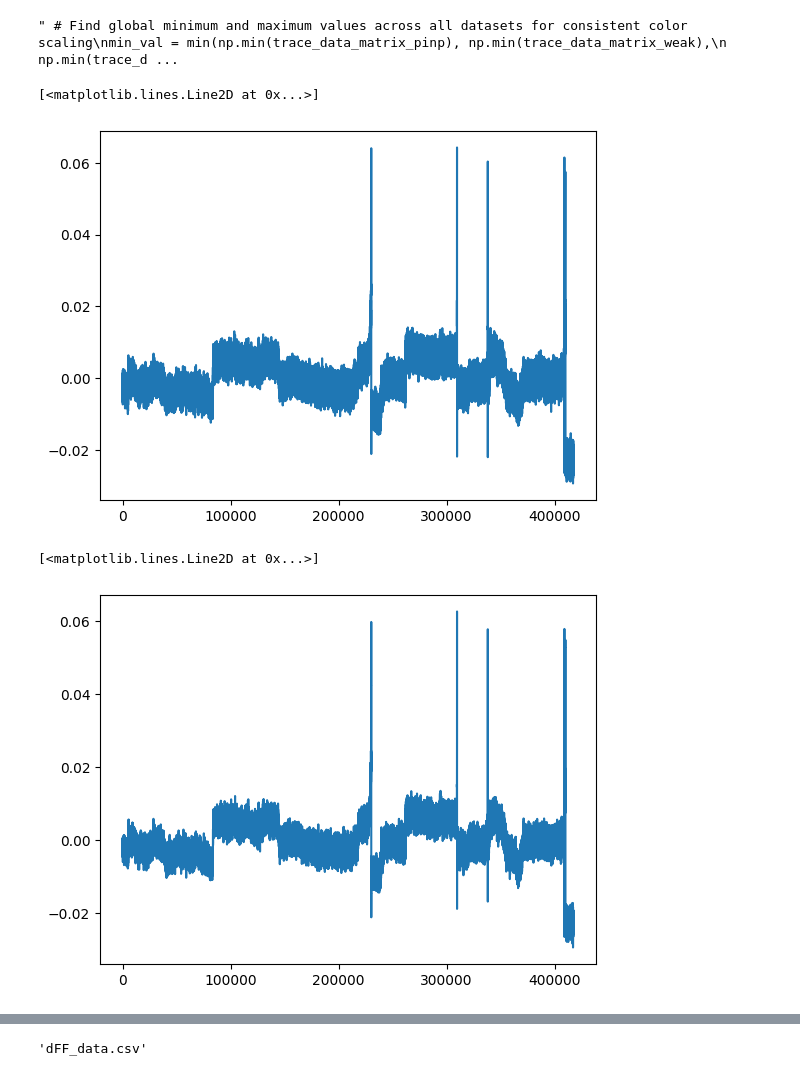
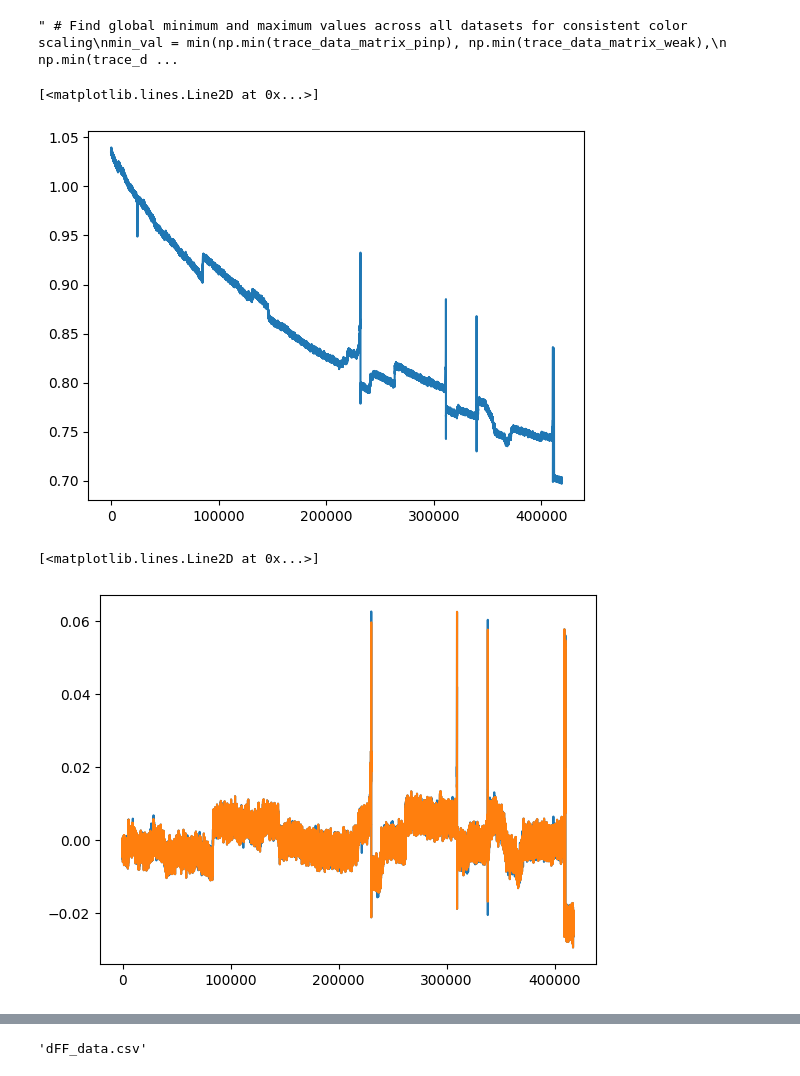
Before and after one commit to MagM00/nevian_lab, a Jupyter notebook: sensory_stim_analysis/sens_FP_analysis-617_618.ipynb, the cells around one changed output, grey strips where cells are left out. Saved outputs shown, nothing was run; the diff lists cells and outputs as text; code cells hidden in the pictures.

```diff
--- a/sensory_stim_analysis/sens_FP_analysis-617_618.ipynb
+++ b/sensory_stim_analysis/sens_FP_analysis-617_618.ipynb
@@ -891,7 +891,7 @@ fps = 30
 excel_data['Time'] = ((excel_data['Frame'] - ledonset) / fps).astype(str)
 
 # Organize data into a dictionary
-data = {
+data_mice= {
     'Mouse': {
         'Stim': excel_data['Stim'].tolist(),
         'Time': excel_data['Time'].tolist()
@@ -900,8 +900,8 @@ data = {
 
 # Use `data` as needed in your analysis
 
-stim_data = data['Mouse']['Stim']
-time_stamps = data['Mouse']['Time']
+stim_data = data_mice['Mouse']['Stim']
+time_stamps = data_mice['Mouse']['Time']
 sampling_rate = 130
 fps = 30
 
@@ -1041,15 +1041,15 @@ index: (array([1484, 1614], dtype=int64),)
 [figure]
 " # Find global minimum and maximum values across all datasets for consistent color scaling\nmin_val = min(np.min(trace_data_matrix_pinp), np.min(trace_data_matrix_weak),\n              np.min(trace_d ...
 # %%
-plt.plot(dFF)
+plt.plot(data['analog_1'])
 # %% [output]
 [<matplotlib.lines.Line2D at 0x...>]
-[figure, old version]
+[figure, new version]
 # %%
 import numpy as np
 from scipy.signal import medfilt
 
-def apply_median_filter(dFF, kernel_size=3):
+def apply_median_filter(dFF, kernel_size=10):
     """
     Apply a median filter to the signal to remove spikes (artifacts).
 
@@ -1065,7 +1065,8 @@ def apply_median_filter(dFF, kernel_size=3):
 
 # Replace 'your_data_array' with the actual data array you have
 corrected_dFF = apply_median_filter(dFF, kernel_size=5)
+plt.plot(dFF)
 plt.plot(corrected_dFF)
 # %% [output]
 [<matplotlib.lines.Line2D at 0x...>]
-[figure, old version]
+[figure, new version]
```
Also changed, not shown: parts of 2 cells of this notebook.
